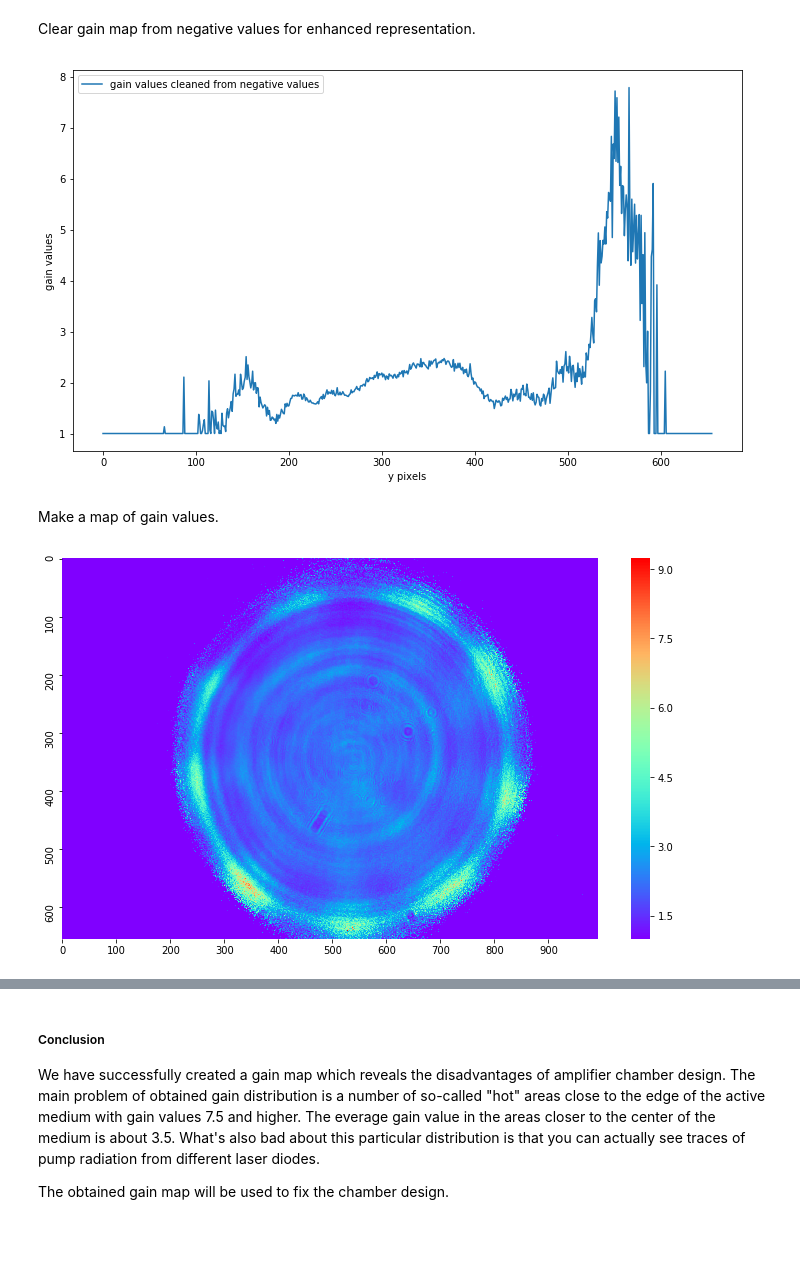
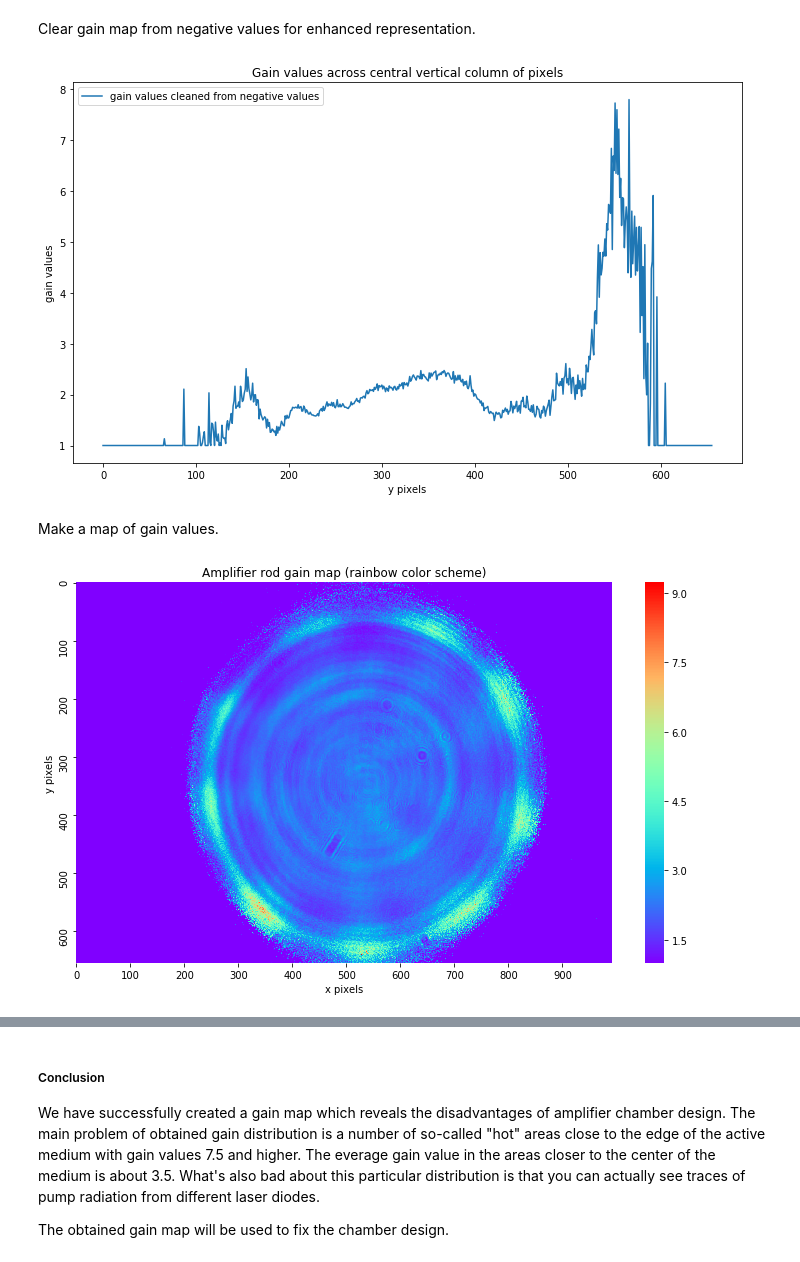
Before and after one commit to lepchenkov/Laser_amplification_mapper, a Jupyter notebook: Beam_Intensity_Analisys.ipynb, the cells around one changed output, grey strips where cells are left out. Saved outputs shown, nothing was run; the diff lists cells and outputs as text; code cells hidden in the pictures; blank space fills up the shorter version.

Commit message:
fix graph representation

```diff
--- a/Beam_Intensity_Analisys.ipynb
+++ b/Beam_Intensity_Analisys.ipynb
@@ -147,19 +157,24 @@ gain_values.iloc[mask] = filter_value
 plt.figure(figsize=(12, 7))
 plt.plot(gain_values[328], label = 'gain values cleaned from negative values')
 plt.legend(loc = 'upper left')
+plt.title('Gain values across central vertical column of pixels')
 plt.xlabel('y pixels')
 plt.ylabel('gain values')
 plt.show()
 # %% [output]
-[figure, old version]
+[figure, new version]
 # %% [markdown]
 <p>Make a map of gain values.</p>
 # %%
 plt.figure(figsize=(12, 7))
 gain_values_map = sb.heatmap(gain_values, xticklabels = 100, \
                              yticklabels = 100, \
                              cmap = 'rainbow')
+plt.title('Amplifier rod gain map (rainbow color scheme)')
+plt.xlabel('x pixels')
+plt.ylabel('y pixels')
+plt.show()
 # %% [output]
-[figure, old version]
+[figure, new version]
 # %%
 plt.figure(figsize=(12, 7))
```
Also changed, not shown: parts of 3 cells of this notebook.
